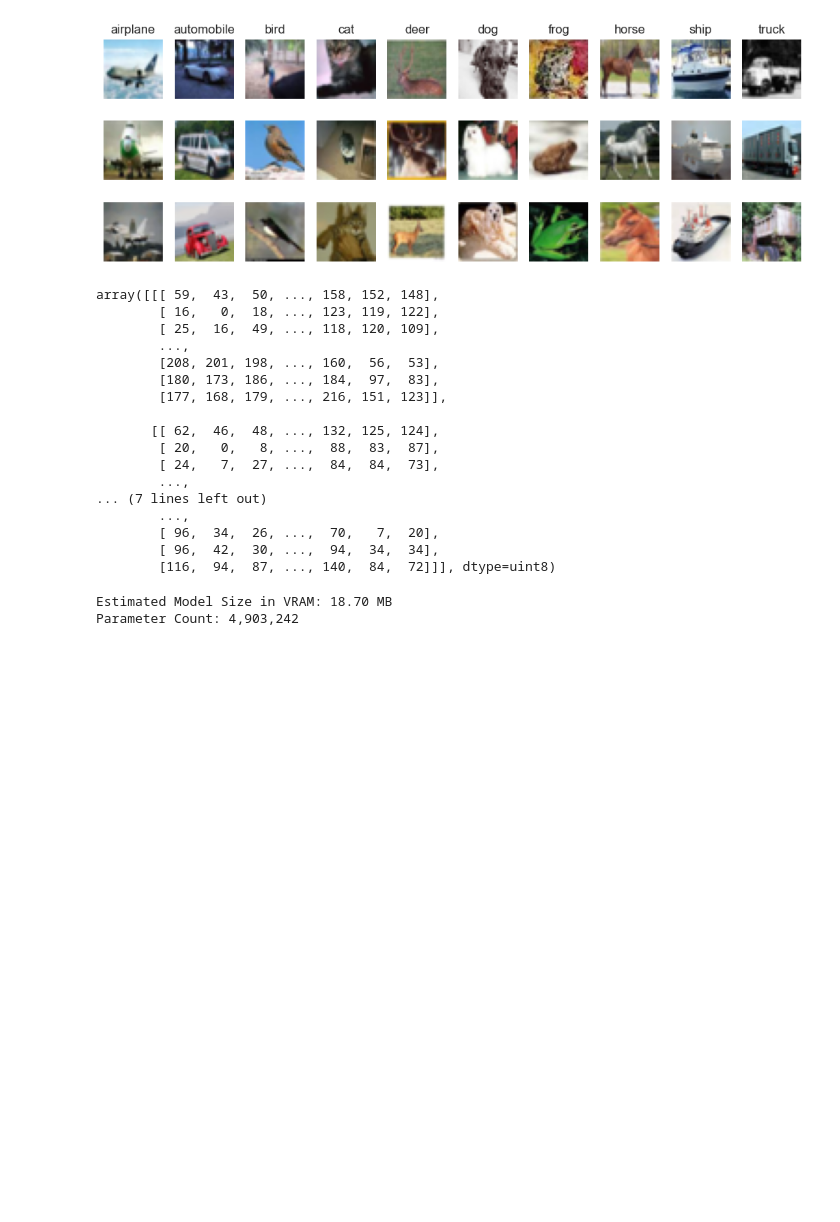
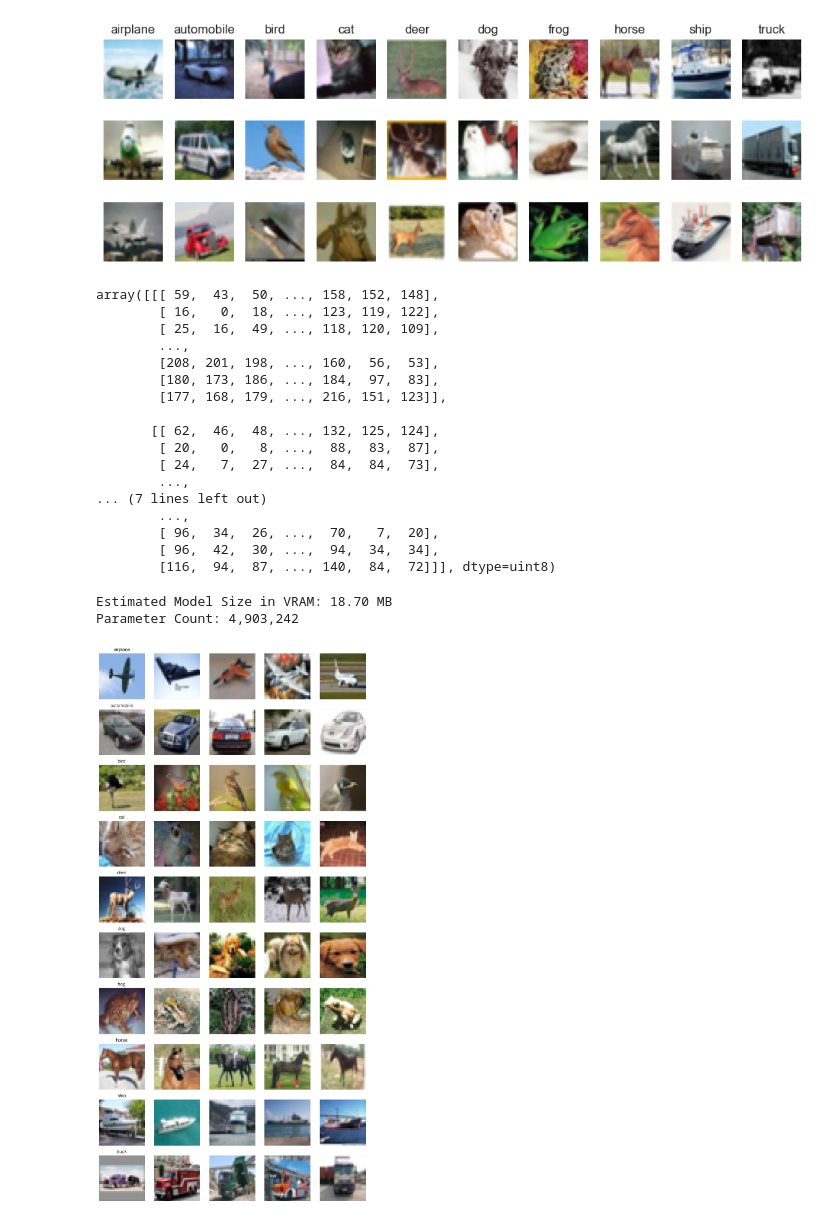
Before and after one commit to Looyyd/PytorchPractice, a Jupyter notebook: notebooks/cifar_classification.ipynb, the cells around one changed output. Cells and saved outputs as stored; diff of their text form; code cells hidden in the pictures; blank space fills up the shorter version.

Commit message:
training run with data augmentation

```diff
--- a/notebooks/cifar_classification.ipynb
+++ b/notebooks/cifar_classification.ipynb
@@ -198,5 +203,4 @@ Parameter Count: 4,903,242
 # %%
-
 class CustomCIFAR10Dataset(Dataset):
     def __init__(self, images, labels, transform=None):
         self.images = images
@@ -219,22 +223,63 @@ class CustomCIFAR10Dataset(Dataset):
 
         return image, label
 
-# Hyperparameters
-num_epochs = 10
-batch_size = 64
-learning_rate = 0.001
+# Transformations for the training set
+train_transform = transforms.Compose([
+    transforms.RandomCrop(32, padding=4),  # Random crop with padding
+    transforms.RandomHorizontalFlip(),     # Random horizontal flip
+    transforms.RandomRotation(15),         # Random rotation
+    transforms.ColorJitter(brightness=0.2, contrast=0.2, saturation=0.2),  # Random color jitter
+    transforms.ToTensor(),                 # Convert to tensor
+    transforms.Normalize((0.5, 0.5, 0.5), (0.5, 0.5, 0.5))  # Normalize
+])
 
 # Transformations - Adjust as needed
-transform = transforms.Compose([
+test_transform = transforms.Compose([
     transforms.ToTensor(),
     transforms.Normalize((0.5, 0.5, 0.5), (0.5, 0.5, 0.5))
 ])
 
 # Create custom datasets
-train_dataset = CustomCIFAR10Dataset(train_images, train_labels, transform=transform)
-test_dataset = CustomCIFAR10Dataset(test_images, test_labels, transform=transform)
+train_dataset = CustomCIFAR10Dataset(train_images, train_labels, transform=train_transform)
+test_dataset = CustomCIFAR10Dataset(test_images, test_labels, transform=test_transform)
 
 # Create data loaders
 train_loader = DataLoader(dataset=train_dataset, batch_size=batch_size, shuffle=True)
 test_loader = DataLoader(dataset=test_dataset, batch_size=batch_size, shuffle=False)
+# %%
+samples_per_class = 5
+classes = cifar10_classes
+class_images = {class_name: [] for class_name in classes}
+
+for images, labels in train_loader:
+    label = labels[0].item()
+    class_name = classes[label]
+
+    if len(class_images[class_name]) < samples_per_class:
+        class_images[class_name].append(images[0])
+
+    if all(len(images) == samples_per_class for images in class_images.values()):
+        break
+
+# Function to unnormalize and convert tensor to image
+def imshow(img):
+    img = img / 2 + 0.5     # unnormalize
+    npimg = img.numpy()
+    return np.transpose(npimg, (1, 2, 0))
+
+# Plotting in grid
+fig, axes = plt.subplots(nrows=len(classes), ncols=samples_per_class, figsize=(10, 20))
+
+for i, class_name in enumerate(classes):
+    for j in range(samples_per_class):
+        ax = axes[i, j]
+        ax.imshow(imshow(class_images[class_name][j]))
+        ax.axis('off')
+        if j == 0:
+            ax.set_title(class_name)
+
+plt.tight_layout()
+plt.show()
+# %% [output]
+[figure, added]
 # %%
```
Also changed, not shown: parts of 7 cells of this notebook.
